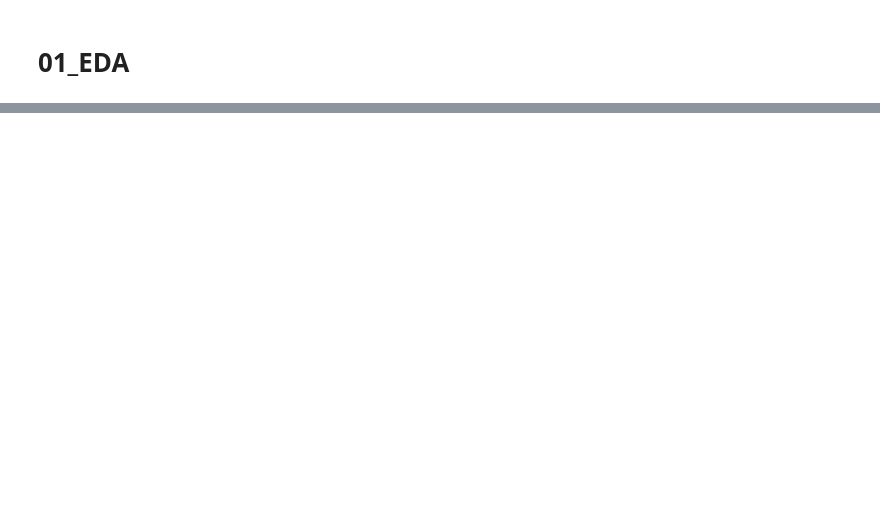
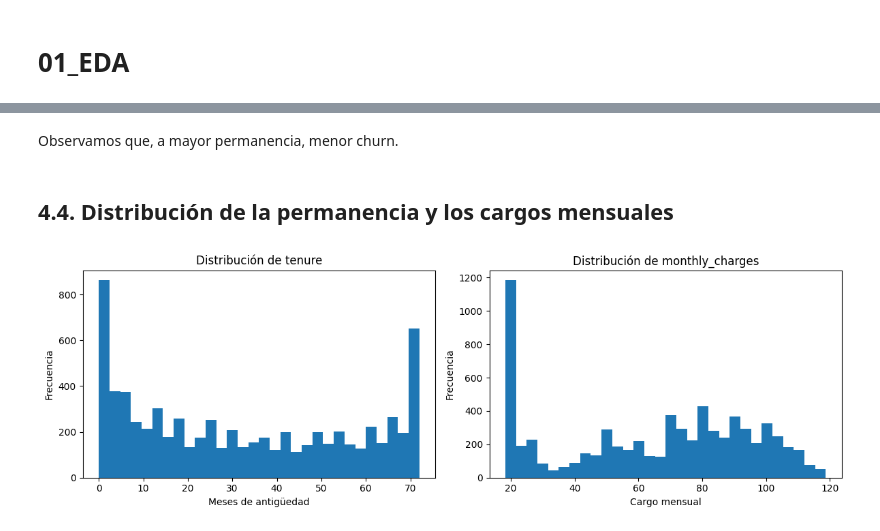
Before and after one commit to GuilleMaz/Telco_Customer_Churn, a Jupyter notebook: notebooks/01_EDA.ipynb, the cells around one changed output, grey strips where cells are left out. Saved outputs shown, nothing was run; the diff lists cells and outputs as text; code cells hidden in the pictures; blank space fills up the shorter version.

```diff
--- a/notebooks/01_EDA.ipynb
+++ b/notebooks/01_EDA.ipynb
@@ -55,0 +148,12 @@ NameError: name 're' is not defined
+# %%
+vars_num = ["tenure", "monthly_charges", "total_charges"]
+var_id = ["customer_i_d"]
+
+cols_cat = [col for col in pdf.columns if col not in vars_num + var_id]
+
+pdf[cols_cat] = pdf[cols_cat].astype('category')
+
+for col in vars_num:
+    pdf[col] = pd.to_numeric(pdf[col], errors='coerce')
+
+pdf[var_id] = pdf[var_id].astype('string')
@@ -55,0 +285,24 @@ NameError: name 're' is not defined
+# %% [markdown]
+Observamos que, a mayor permanencia, menor churn.
+# %% [markdown]
+## 4.4. Distribución de la permanencia y los cargos mensuales
+# %%
+fig, axes = plt.subplots(1, 2, figsize=(12, 4))
+
+# Tenure
+axes[0].hist(pdf["tenure"], bins=30)
+axes[0].set_title("Distribución de tenure")
+axes[0].set_xlabel("Meses de antigüedad")
+axes[0].set_ylabel("Frecuencia")
+
+# Monthly charges
+axes[1].hist(pdf["monthly_charges"].dropna(), bins=30)
+axes[1].set_title("Distribución de monthly_charges")
+axes[1].set_xlabel("Cargo mensual")
+axes[1].set_ylabel("Frecuencia")
+
+plt.tight_layout()
+plt.savefig(REPORTS_DIR / "numeric_distributions.png", dpi=150)
+plt.show()
+# %% [output]
+[figure, added]
```
Also changed, not shown: parts of 32 cells of this notebook, 8 other files.
